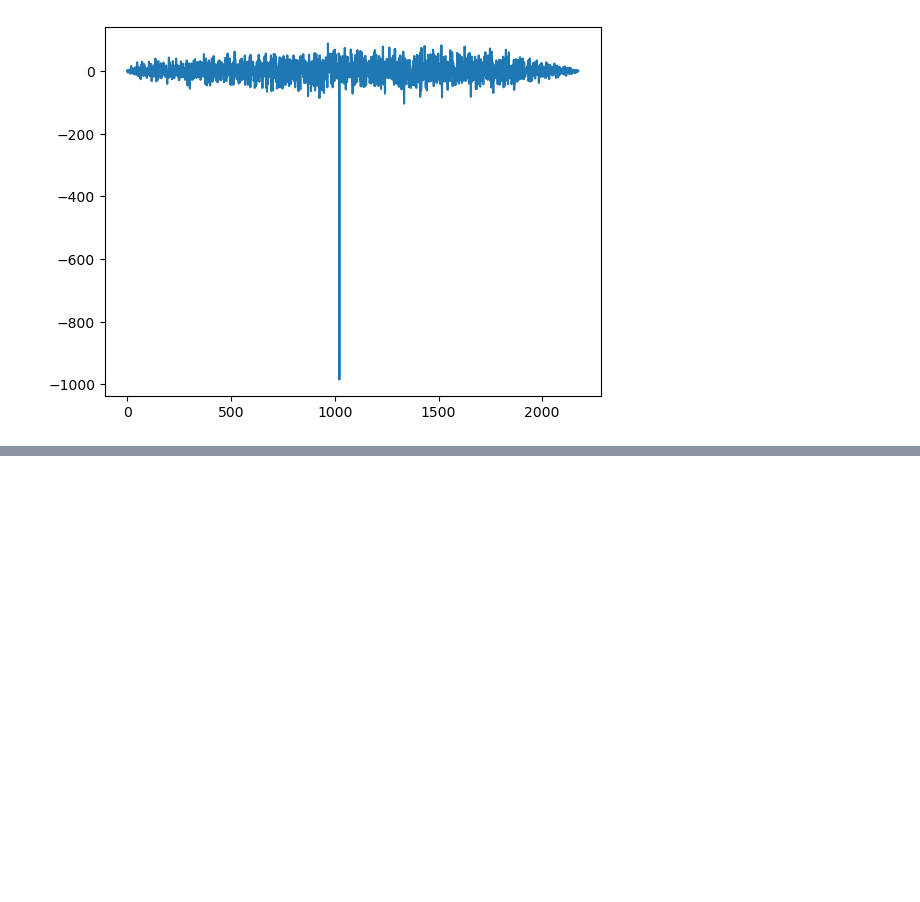
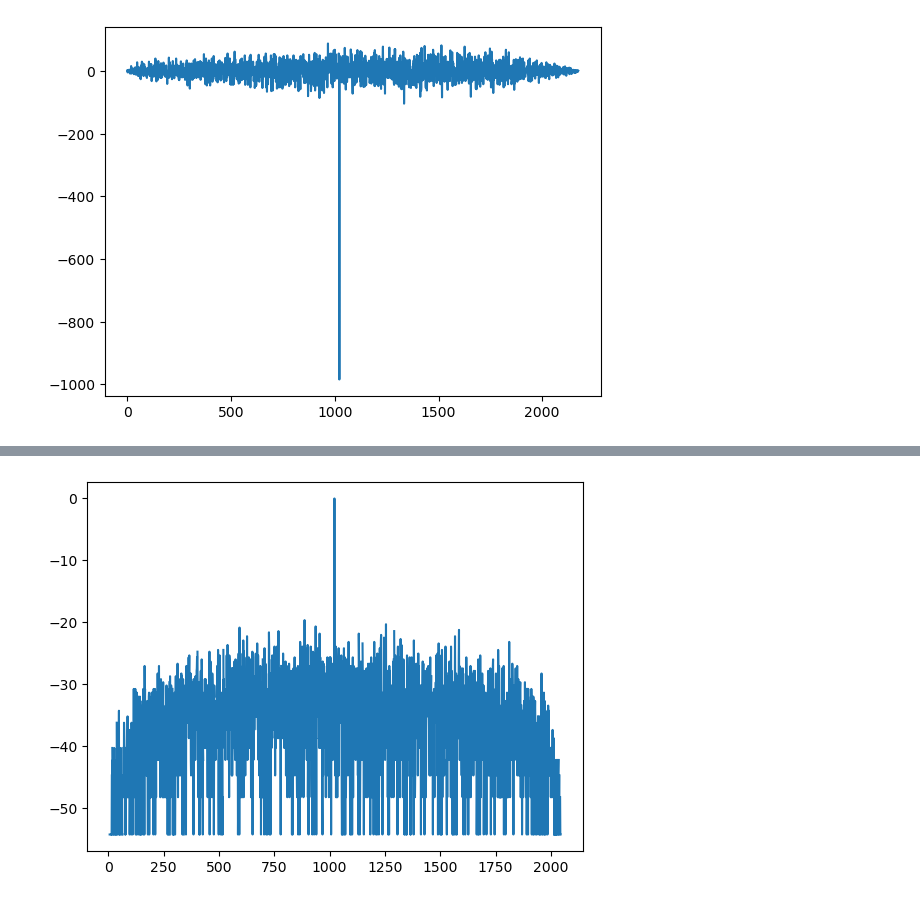
Before and after one commit to Jrvvv/dsp-miet, a Jupyter notebook: P01/PL01.ipynb, the cells around one changed output, grey strips where cells are left out. Drawn from its saved outputs; the diff is of its cells as text; code cells hidden in the pictures; blank space fills up the shorter version.

```diff
--- a/P01/PL01.ipynb
+++ b/P01/PL01.ipynb
@@ -143,0 +179,12 @@ plt.show()
+# %%
+import math
+
+M3_filter_db = []
+
+for i in range(0, len(M3_filter)):
+  M3_filter_db.append(20 * np.log10(abs(M3_filter[i] / np.max(M3_filter))))
+
+plt.plot(M3_filter_db)
+plt.show()
+# %% [output]
+[figure, added]
```
Also changed, not shown: parts of 8 cells of this notebook.
